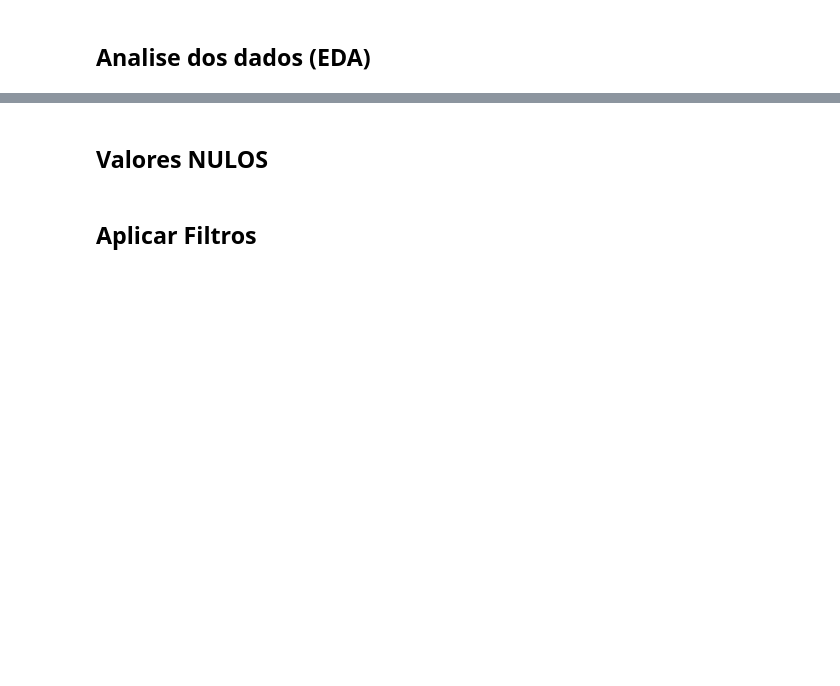
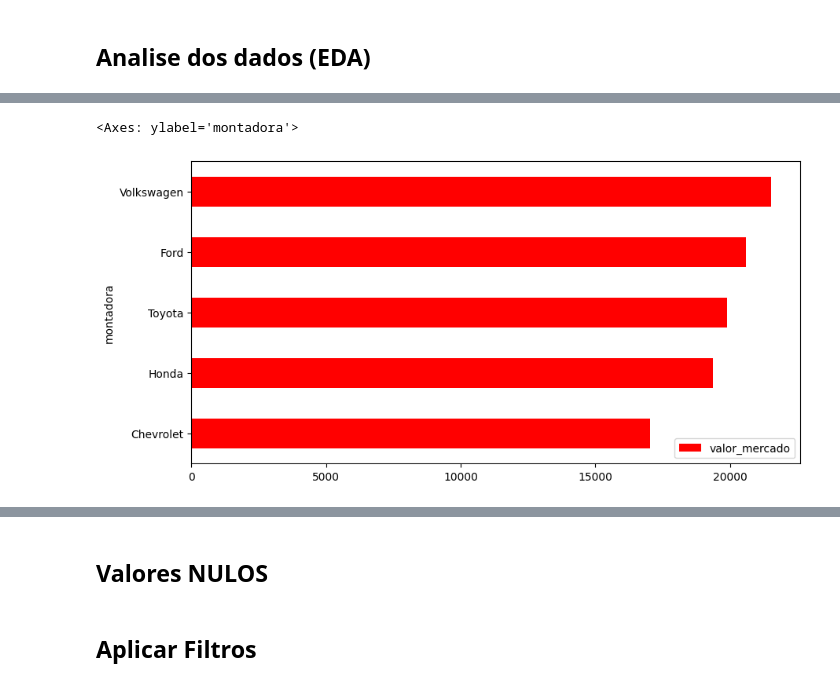
Before and after one commit to dev-alini/AlineJSantos.github.io, a Jupyter notebook: Curso_Pandas_CDB.ipynb, the cells around one changed output, grey strips where cells are left out. Saved outputs shown, nothing was run; the diff lists cells and outputs as text; code cells hidden in the pictures; blank space fills up the shorter version.

```diff
--- a/Curso_Pandas_CDB.ipynb
+++ b/Curso_Pandas_CDB.ipynb
@@ -74,0 +127,3 @@ memory usage: 3.3+ KB
+# %%
+dados_montadora = dados.groupby('montadora')[['valor_mercado']].mean().sort_values('valor_mercado')
+dados_montadora
@@ -74,0 +138,5 @@ memory usage: 3.3+ KB
+# %%
+dados_montadora.plot(kind='barh', figsize=(10,5), color='red')
+# %% [output]
+<Axes: ylabel='montadora'>
+[figure, added]
```
Also changed, not shown: parts of 8 cells of this notebook.
